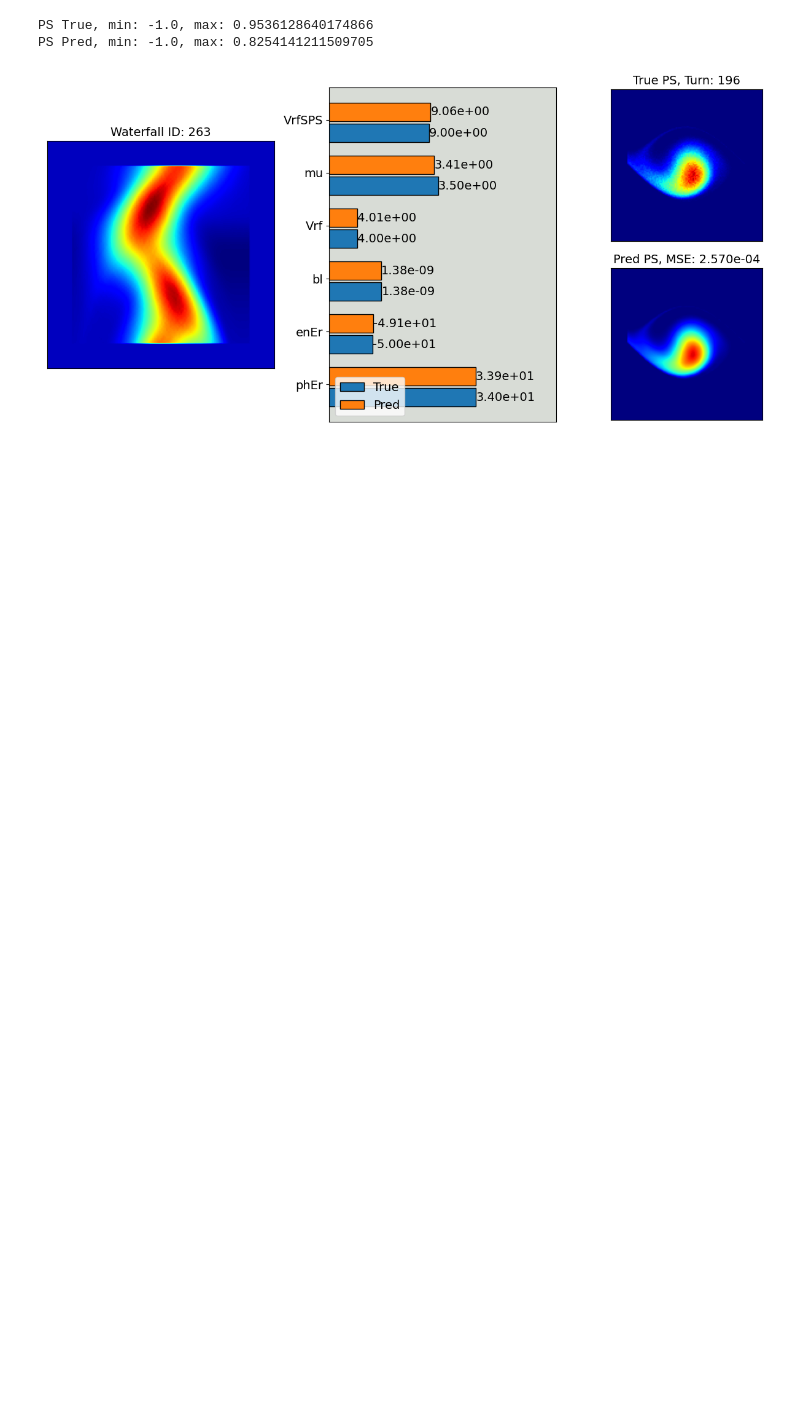
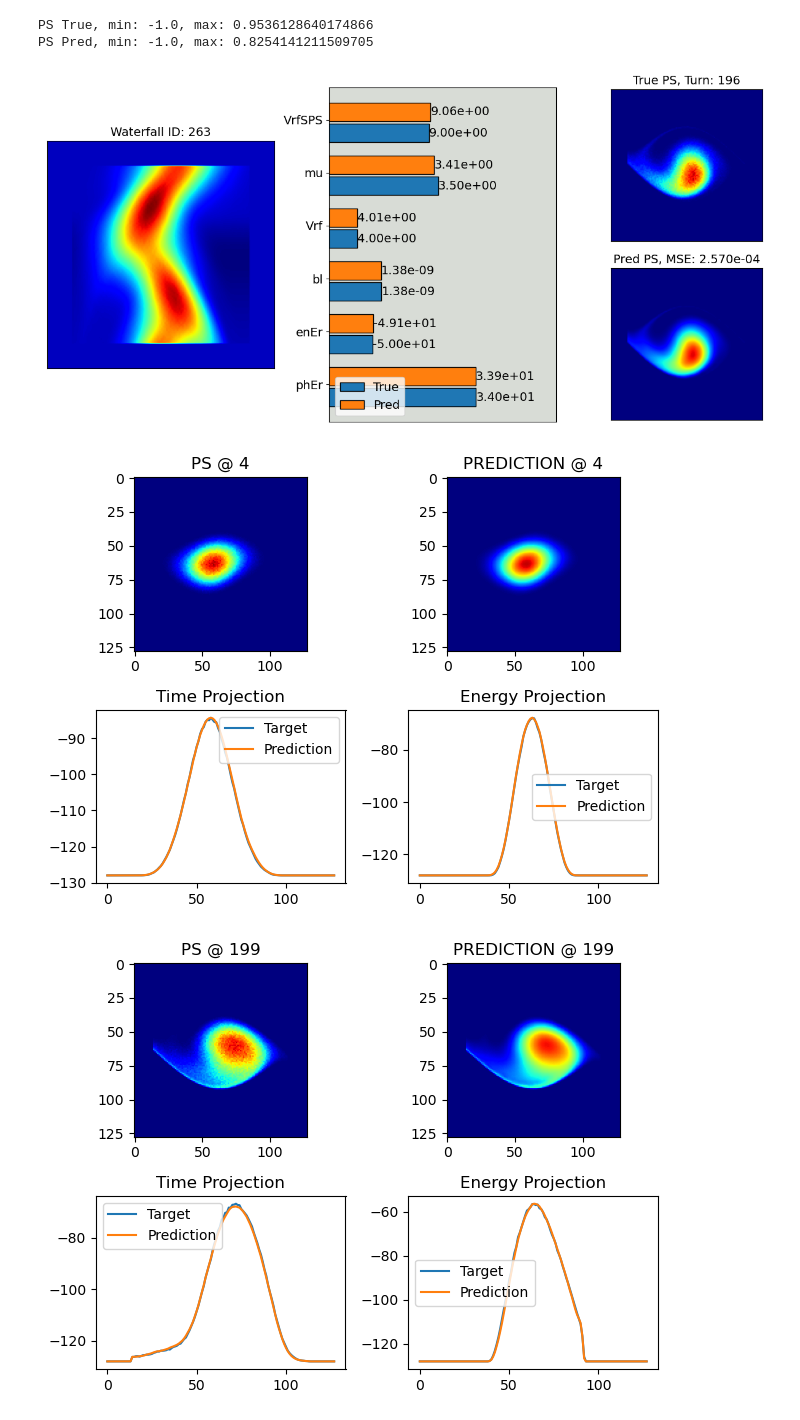
Before and after one commit to kiliakis/tomography_ML, a Jupyter notebook: evaluate_end_to_end.ipynb, the cells around one changed output. Cells and saved outputs as stored; diff of their text form; code cells hidden in the pictures; blank space fills up the shorter version.

```diff
--- a/evaluate_end_to_end.ipynb
+++ b/evaluate_end_to_end.ipynb
@@ -367,4 +383,7 @@ PS Pred, min: -1.0, max: 0.8254141211509705
 # %%
 from utils import assess_decoder
 assess_decoder(ps_pred[:5], turn_test[:5], ps_test[:5],
-               plots_dir=plots_dir, savefig=True)
+               plots_dir=plots_dir, savefig=False)
+# %% [output]
+[figure, added]
+[figure, added]
```
Also changed, not shown: parts of 8 cells of this notebook, 4 other files.
